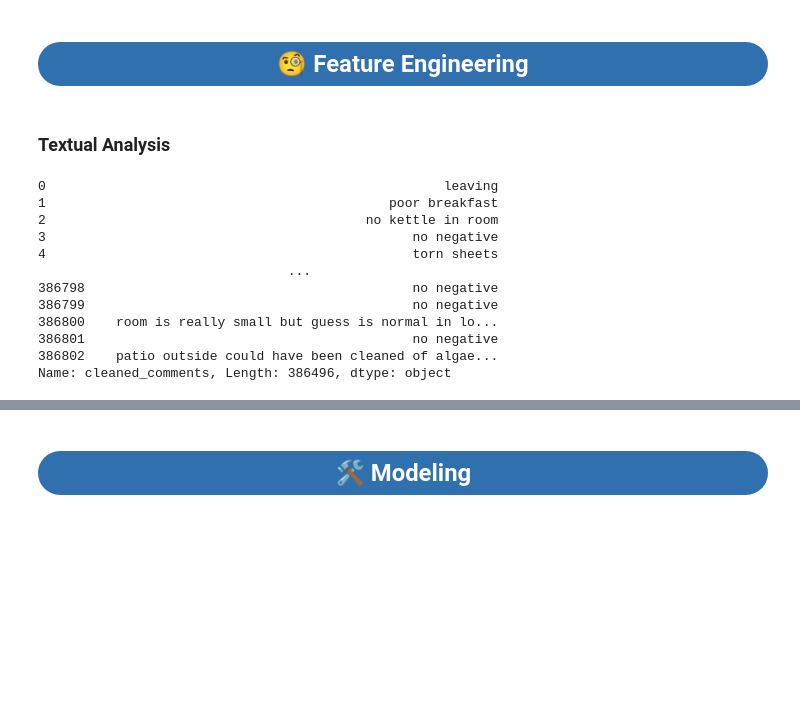
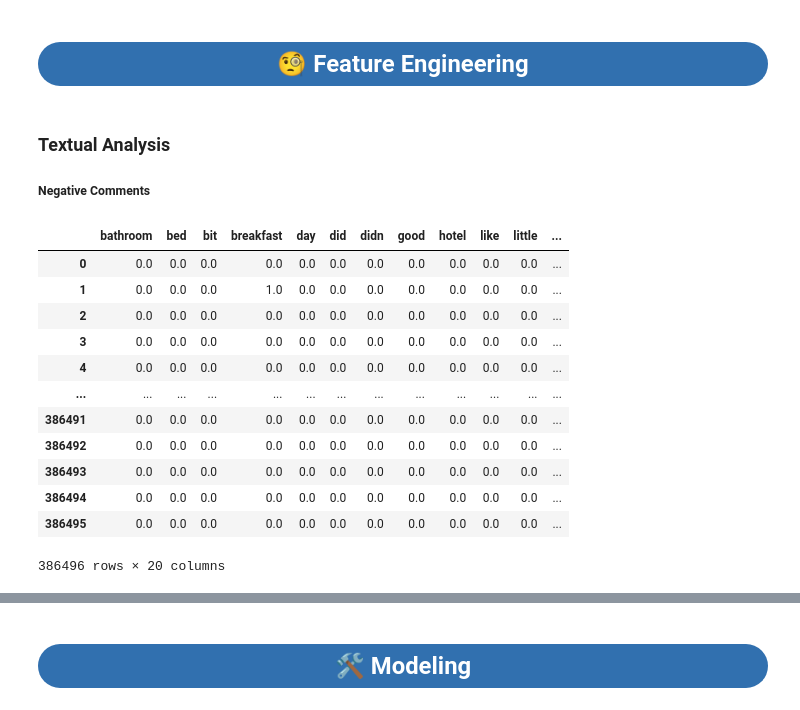
Before and after one commit to akramkhal/KaggleProjects, a Jupyter notebook: BookingHotel/ds_booking.ipynb, the cells around one changed output, grey strips where cells are left out. Saved outputs shown, nothing was run; the diff lists cells and outputs as text; code cells hidden in the pictures; blank space fills up the shorter version.

```diff
--- a/BookingHotel/ds_booking.ipynb
+++ b/BookingHotel/ds_booking.ipynb
@@ -360,30 +346,40 @@ Name: proportion, dtype: float64
 ## <div style="text-align:center; border-radius:30px 30px; padding:7px; color:white; margin:0; font-size:110%; font-family:Pacifico; background-color:#3170af; overflow:hidden"><b> 🧐 Feature Engineering </b></div>
 # %% [markdown]
 ### Textual Analysis
+
+##### Negative Comments
 # %%
+# Initialize the lemmatizer
+lemmatizer = WordNetLemmatizer()
+
 def preproc_text(text):
     text = str(text).lower()
     text = re.sub(r'\b\w\b', '', text) # remove single characters
     text = re.sub(r'\s+', ' ', text) # Replace multiple spaces with a single space
     text = re.sub(r'[^\w\s]', '', text) # Replace punctuation
-    return text.strip()
+    words = text.strip().split()  # Split text into words
+    lemmatized_text = ' '.join([lemmatizer.lemmatize(word) for word in words])
+    return lemmatized_text
+
 data_temp['cleaned_comments'] = data_temp['negative_review'].apply(preproc_text)
 # %%
-# Use TF-IDF vectorizer to extract key textual features
-tfidf_vectorizer = TfidfVectorizer(max_features=50, stop_words='english')
-tfidf_features = tfidf_vectorizer.fit_transform(data['cleaned_comments'])
+# Use TF-IDF vectorizer to extract key textual features - extract top 20 terms based on Term Frequency-Inverse Document Frequency
+tfidf_vectorizer = TfidfVectorizer(max_features=20, stop_words='english')
+tfidf_features = tfidf_vectorizer.fit_transform(data_temp['cleaned_comments'])
+# Convert TF-IDF features to a DataFrame
+tfidf_df = pd.DataFrame(tfidf_features.toarray(), columns=tfidf_vectorizer.get_feature_names_out())
+display(tfidf_df)
+# %% [output]
+|  | bathroom | bed | bit | breakfast | day | did | didn | good | hotel | like | little | ... |
+| 0 | 0.0 | 0.0 | 0.0 | 0.0 | 0.0 | 0.0 | 0.0 | 0.0 | 0.0 | 0.0 | 0.0 | ... |
+| 1 | 0.0 | 0.0 | 0.0 | 1.0 | 0.0 | 0.0 | 0.0 | 0.0 | 0.0 | 0.0 | 0.0 | ... |
+| 2 | 0.0 | 0.0 | 0.0 | 0.0 | 0.0 | 0.0 | 0.0 | 0.0 | 0.0 | 0.0 | 0.0 | ... |
+| 3 | 0.0 | 0.0 | 0.0 | 0.0 | 0.0 | 0.0 | 0.0 | 0.0 | 0.0 | 0.0 | 0.0 | ... |
+| 4 | 0.0 | 0.0 | 0.0 | 0.0 | 0.0 | 0.0 | 0.0 | 0.0 | 0.0 | 0.0 | 0.0 | ... |
+| ... | ... | ... | ... | ... | ... | ... | ... | ... | ... | ... | ... | ... |
+| 386491 | 0.0 | 0.0 | 0.0 | 0.0 | 0.0 | 0.0 | 0.0 | 0.0 | 0.0 | 0.0 | 0.0 | ... |
+| 386492 | 0.0 | 0.0 | 0.0 | 0.0 | 0.0 | 0.0 | 0.0 | 0.0 | 0.0 | 0.0 | 0.0 | ... |
+| 386493 | 0.0 | 0.0 | 0.0 | 0.0 | 0.0 | 0.0 | 0.0 | 0.0 | 0.0 | 0.0 | 0.0 | ... |
+| 386494 | 0.0 | 0.0 | 0.0 | 0.0 | 0.0 | 0.0 | 0.0 | 0.0 | 0.0 | 0.0 | 0.0 | ... |
+| 386495 | 0.0 | 0.0 | 0.0 | 0.0 | 0.0 | 0.0 | 0.0 | 0.0 | 0.0 | 0.0 | 0.0 | ... |
+386496 rows × 20 columns
-# %%
-data_temp['cleaned_comments']
-# %% [output]
-0                                                   leaving
-1                                            poor breakfast
-2                                         no kettle in room
-3                                               no negative
-4                                               torn sheets
-                                ...
-386798                                          no negative
-386799                                          no negative
-386800    room is really small but guess is normal in lo...
-386801                                          no negative
-386802    patio outside could have been cleaned of algae...
-Name: cleaned_comments, Length: 386496, dtype: object
```
Also changed, not shown: parts of 17 cells of this notebook, 1 other file.
